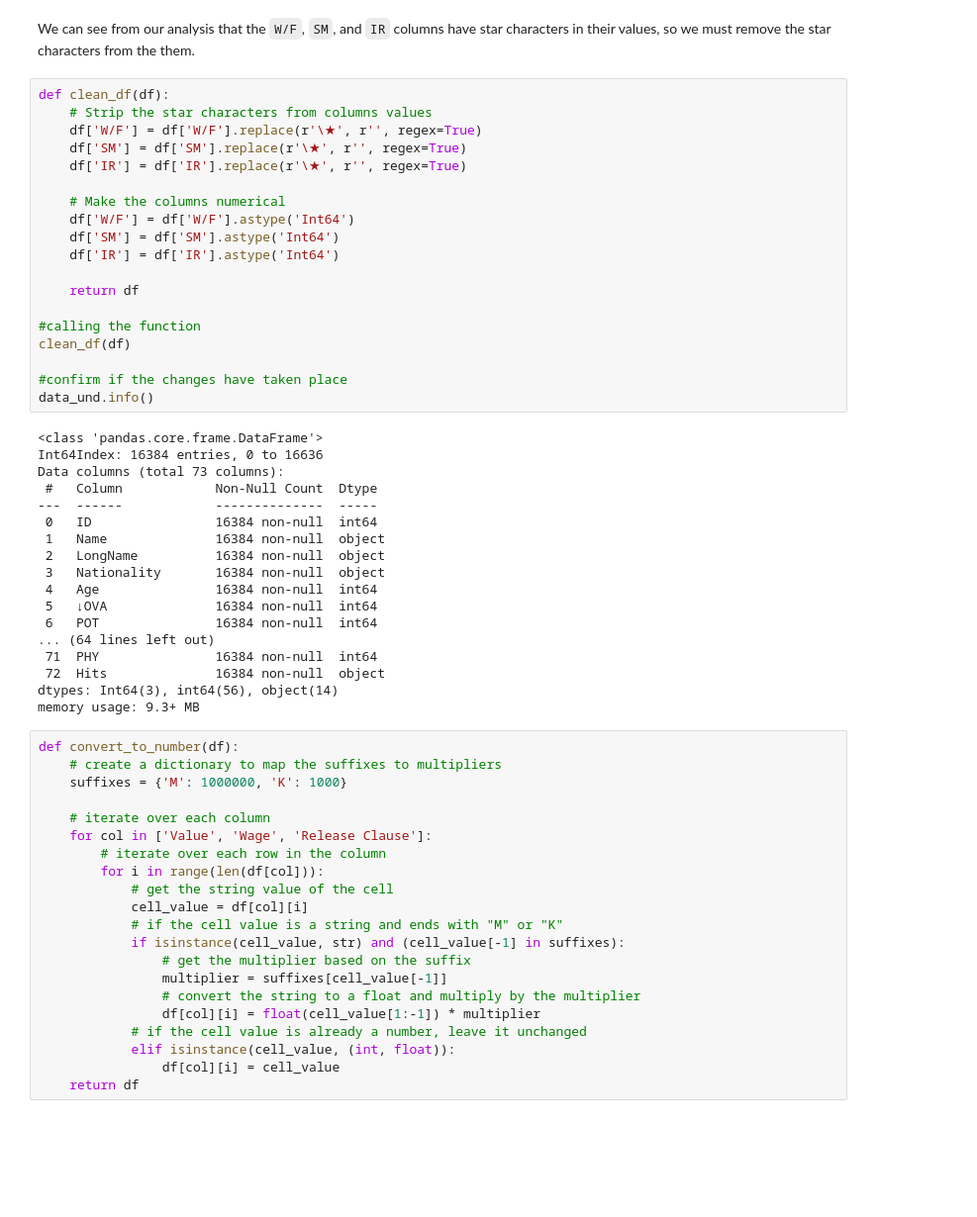
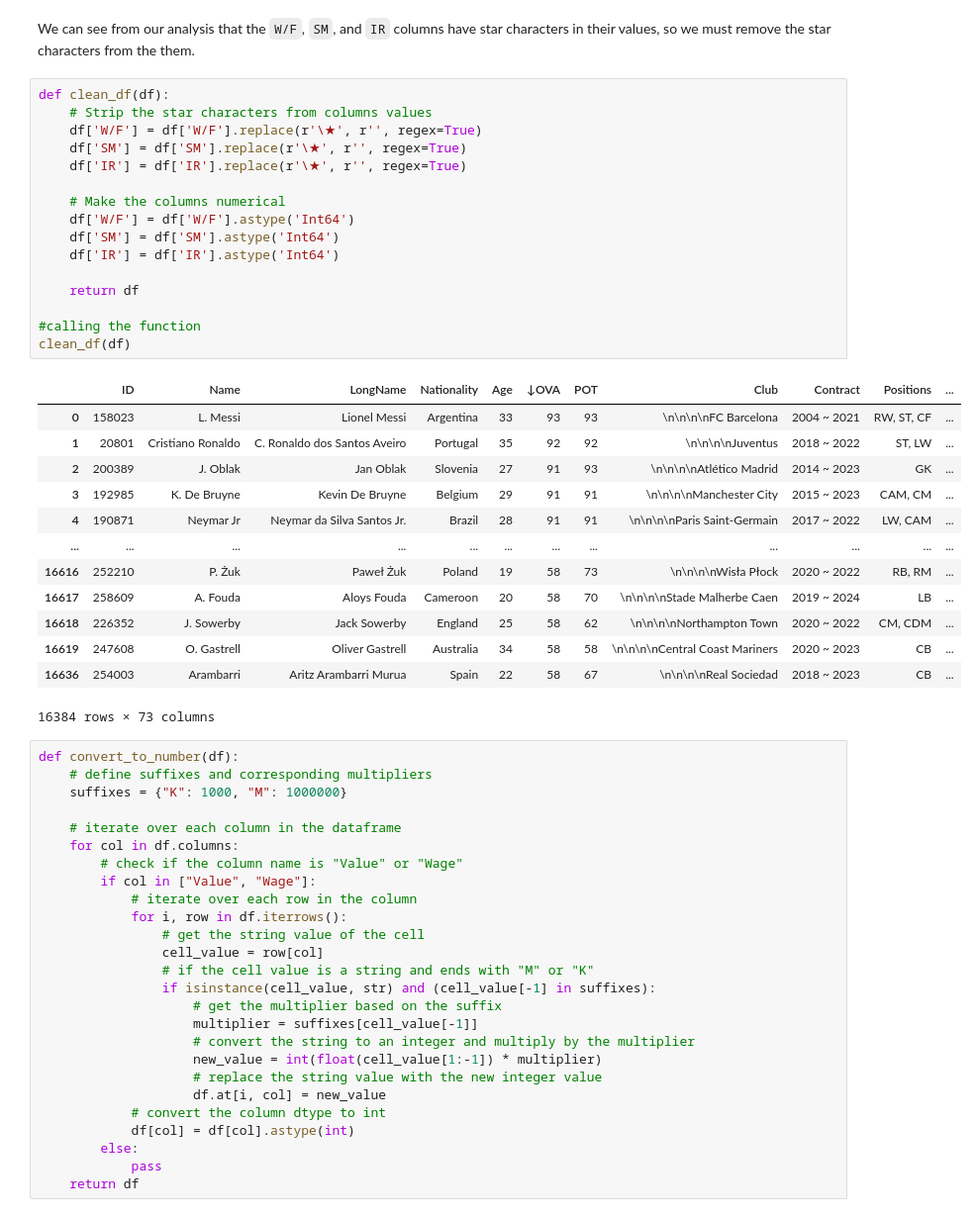
Before and after one commit to Musasia-Ryan/data-challenge, a Jupyter notebook: datachallenge.ipynb, the cells around one changed output. Shown: that part at 99% size. Saved outputs shown, nothing was run; the diff lists cells and outputs as text; blank space fills up the shorter version.

```diff
--- a/datachallenge.ipynb
+++ b/datachallenge.ipynb
@@ -311,60 +311,58 @@
 # %%
 def clean_df(df):
     # Strip the star characters from columns values
     df['W/F'] = df['W/F'].replace(r'\★', r'', regex=True)
     df['SM'] = df['SM'].replace(r'\★', r'', regex=True)
     df['IR'] = df['IR'].replace(r'\★', r'', regex=True)
 
     # Make the columns numerical
     df['W/F'] = df['W/F'].astype('Int64')
     df['SM'] = df['SM'].astype('Int64')
     df['IR'] = df['IR'].astype('Int64')
 
     return df
 
 #calling the function
 clean_df(df)
-
-#confirm if the changes have taken place
-data_und.info()
 # %% [output]
+|  | ID | Name | LongName | Nationality | Age | ↓OVA | POT | Club | Contract | Positions | ... |
+| 0 | 158023 | L. Messi | Lionel Messi | Argentina | 33 | 93 | 93 | \n\n\n\nFC Barcelona | 2004 ~ 2021 | RW, ST, CF | ... |
+| 1 | 20801 | Cristiano Ronaldo | C. Ronaldo dos Santos Aveiro | Portugal | 35 | 92 | 92 | \n\n\n\nJuventus | 2018 ~ 2022 | ST, LW | ... |
+| 2 | 200389 | J. Oblak | Jan Oblak | Slovenia | 27 | 91 | 93 | \n\n\n\nAtlético Madrid | 2014 ~ 2023 | GK | ... |
+| 3 | 192985 | K. De Bruyne | Kevin De Bruyne | Belgium | 29 | 91 | 91 | \n\n\n\nManchester City | 2015 ~ 2023 | CAM, CM | ... |
+| 4 | 190871 | Neymar Jr | Neymar da Silva Santos Jr. | Brazil | 28 | 91 | 91 | \n\n\n\nParis Saint-Germain | 2017 ~ 2022 | LW, CAM | ... |
+| ... | ... | ... | ... | ... | ... | ... | ... | ... | ... | ... | ... |
+| 16616 | 252210 | P. Żuk | Paweł Żuk | Poland | 19 | 58 | 73 | \n\n\n\nWisła Płock | 2020 ~ 2022 | RB, RM | ... |
+| 16617 | 258609 | A. Fouda | Aloys Fouda | Cameroon | 20 | 58 | 70 | \n\n\n\nStade Malherbe Caen | 2019 ~ 2024 | LB | ... |
+| 16618 | 226352 | J. Sowerby | Jack Sowerby | England | 25 | 58 | 62 | \n\n\n\nNorthampton Town | 2020 ~ 2022 | CM, CDM | ... |
+| 16619 | 247608 | O. Gastrell | Oliver Gastrell | Australia | 34 | 58 | 58 | \n\n\n\nCentral Coast Mariners | 2020 ~ 2023 | CB | ... |
+| 16636 | 254003 | Arambarri | Aritz Arambarri Murua | Spain | 22 | 58 | 67 | \n\n\n\nReal Sociedad | 2018 ~ 2023 | CB | ... |
-<class 'pandas.core.frame.DataFrame'>
-Int64Index: 16384 entries, 0 to 16636
-Data columns (total 73 columns):
- #   Column            Non-Null Count  Dtype
----  ------            --------------  -----
- 0   ID                16384 non-null  int64
- 1   Name              16384 non-null  object
- 2   LongName          16384 non-null  object
- 3   Nationality       16384 non-null  object
- 4   Age               16384 non-null  int64
- 5   ↓OVA              16384 non-null  int64
- 6   POT               16384 non-null  int64
-... (64 lines left out)
- 71  PHY               16384 non-null  int64
- 72  Hits              16384 non-null  object
-dtypes: Int64(3), int64(56), object(14)
-memory usage: 9.3+ MB
+16384 rows × 73 columns
 # %%
 def convert_to_number(df):
-    # create a dictionary to map the suffixes to multipliers
-    suffixes = {'M': 1000000, 'K': 1000}
+    # define suffixes and corresponding multipliers
+    suffixes = {"K": 1000, "M": 1000000}
 
-    # iterate over each column
-    for col in ['Value', 'Wage', 'Release Clause']:
-        # iterate over each row in the column
-        for i in range(len(df[col])):
-            # get the string value of the cell
-            cell_value = df[col][i]
-            # if the cell value is a string and ends with "M" or "K"
-            if isinstance(cell_value, str) and (cell_value[-1] in suffixes):
-                # get the multiplier based on the suffix
-                multiplier = suffixes[cell_value[-1]]
-                # convert the string to a float and multiply by the multiplier
-                df[col][i] = float(cell_value[1:-1]) * multiplier
-            # if the cell value is already a number, leave it unchanged
-            elif isinstance(cell_value, (int, float)):
-                df[col][i] = cell_value
+    # iterate over each column in the dataframe
+    for col in df.columns:
+        # check if the column name is "Value" or "Wage"
+        if col in ["Value", "Wage"]:
+            # iterate over each row in the column
+            for i, row in df.iterrows():
+                # get the string value of the cell
+                cell_value = row[col]
+                # if the cell value is a string and ends with "M" or "K"
+                if isinstance(cell_value, str) and (cell_value[-1] in suffixes):
+                    # get the multiplier based on the suffix
+                    multiplier = suffixes[cell_value[-1]]
+                    # convert the string to an integer and multiply by the multiplier
+                    new_value = int(float(cell_value[1:-1]) * multiplier)
+                    # replace the string value with the new integer value
+                    df.at[i, col] = new_value
+            # convert the column dtype to int
+            df[col] = df[col].astype(int)
+        else:
+            pass
     return df
 # %%
 #calling the function
```
Also changed, not shown: parts of 1 cell of this notebook.
